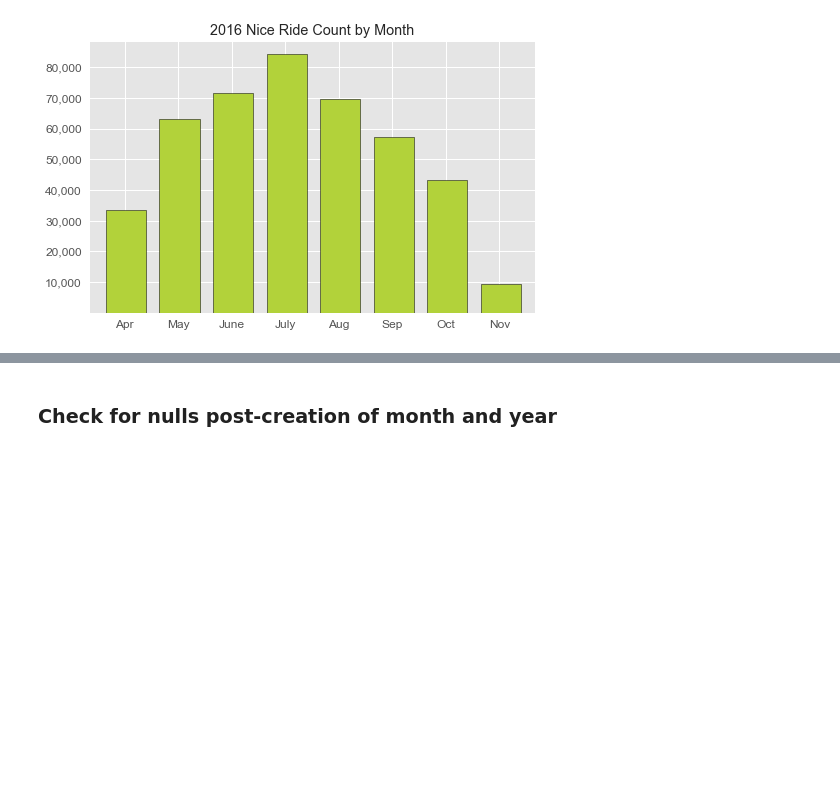
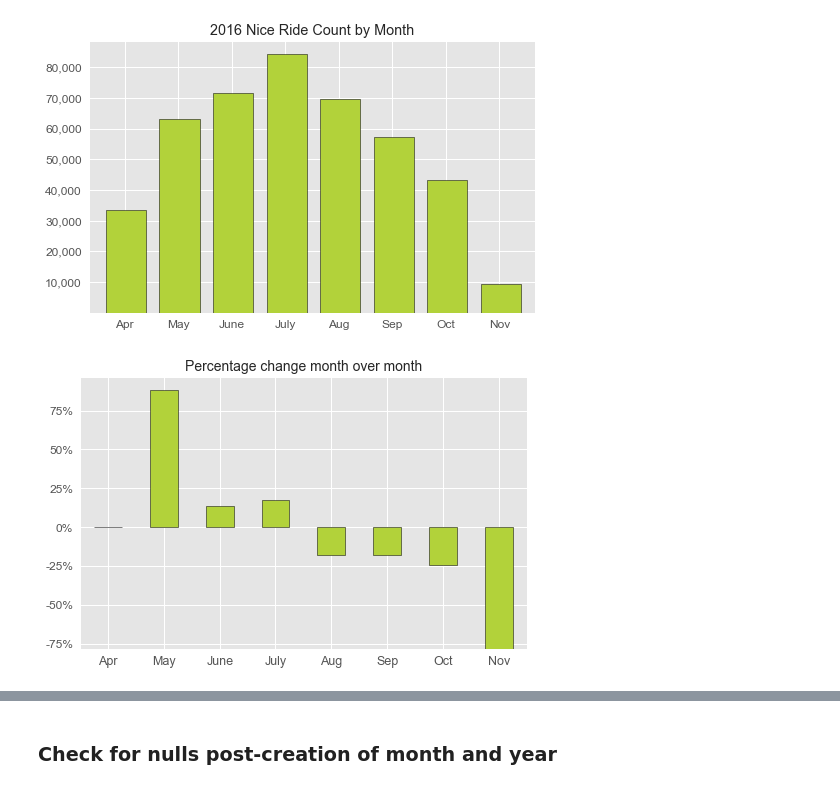
Before and after one commit to Larkin22/MN-Nice-Ride, a Jupyter notebook: MN Nice Ride - Ride Data 2016.ipynb, the cells around one changed output, grey strips where cells are left out. Saved outputs shown, nothing was run; the diff lists cells and outputs as text; code cells hidden in the pictures; blank space fills up the shorter version.

```diff
--- a/MN Nice Ride - Ride Data 2016.ipynb
+++ b/MN Nice Ride - Ride Data 2016.ipynb
@@ -543,7 +534,9 @@ Name: month, dtype: int64
 m = pd.DataFrame(mn_complete.month.value_counts().sort_values(ascending=False))
 m = m.rename(columns={'month':'count'});
 n = pd.DataFrame(mn_complete.month.value_counts()/mn_complete.month.value_counts().sum())
-n = n*100; n = n.rename(columns={'month':'% of total'});
+n = n*100; n = n.rename(columns={'month':'% of total'})
+o = pd.DataFrame(n.sort_index().pct_change()*100)
+o = o.rename(columns={'% of total':'pct change'})
 months = {'month': ['index zero', 'January', 'February', 'March', 'April', 'May', 'June',
                     'July', 'August', 'September','October', 'November', 'December']}
 months = pd.DataFrame(months, columns = months)
@@ -579,3 +572,16 @@ pd.Series.hist(mn_complete.month, bins=np.arange(14)-0.35,
 plt.title("2016 Nice Ride Count by Month");
 # %% [output]
 [figure]
+# %%
+fig, ax = plt.subplots(figsize=(8, 5))
+o['pct change'].plot(kind='bar', edgecolor="#000000");
+plt.xticks(fontsize=12.5, rotation=0)
+group_labels = ['Apr', 'May', 'June', 'July', 'Aug',
+            'Sep', 'Oct', 'Nov']
+ax.set_xticklabels(group_labels)
+plt.yticks([75, 50, 25, 0, -25, -50, -75],
+           ['75%', '50%', '25%', '0%', '-25%',
+            '-50%', '-75%'], fontsize=12)
+plt.title('Percentage change month over month', fontsize=14);
+# %% [output]
+[figure, added]
```
Also changed, not shown: parts of 7 cells of this notebook.
